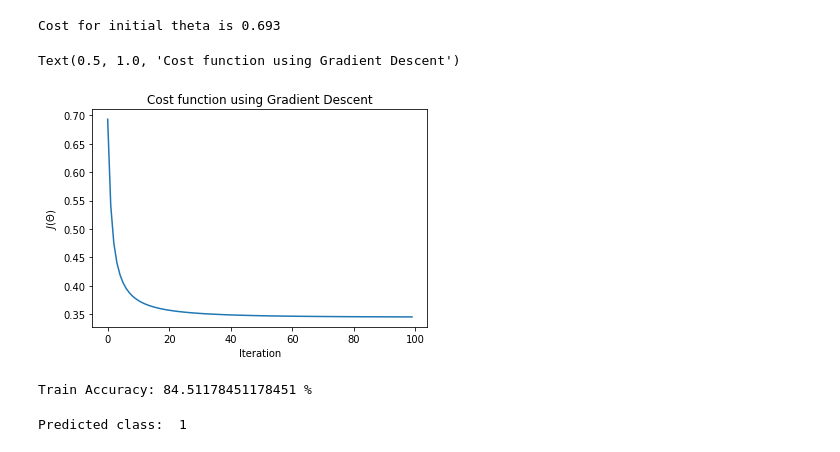
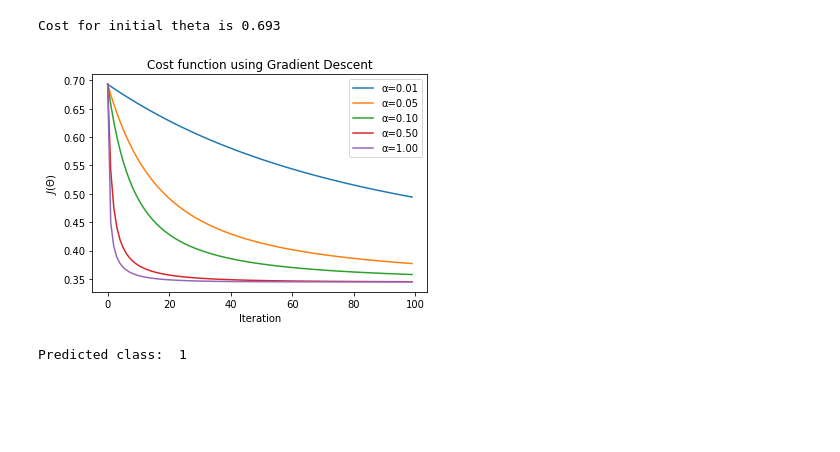
Before and after one commit to joaogomes18/Machine-Learning, a Jupyter notebook: 1stAssignment/1stAssignmentRegularizedLogisticRegression_BinaryAndMulticlassClassification.ipynb, the cells around one changed output. Cells and saved outputs as stored; diff of their text form; code cells hidden in the pictures; blank space fills up the shorter version.

```diff
--- a/1stAssignment/1stAssignmentRegularizedLogisticRegression_BinaryAndMulticlassClassification.ipynb
+++ b/1stAssignment/1stAssignmentRegularizedLogisticRegression_BinaryAndMulticlassClassification.ipynb
@@ -165,22 +165,28 @@ def gradientDescent(X, y, theta, alpha, num_iters, Lambda):
     return theta , J_history
 # %%
 Lambda = 0
-alpha = 0.5
+alpha = [0.01, 0.05, 0.1, 0.5, 1]
 
 # Number of iterations
 iterat = 100
 
+J_history = np.zeros((len(alpha), iterat))
+
 # Initialize theta with zeros
 initial_theta_binary = np.zeros((X_binary_norm.shape[1],1))
 
-# Compute the model parameters with gradient descent
-theta_binary , J_history = gradientDescent(X_binary_norm, y_binary, initial_theta_binary, alpha, iterat, Lambda)
+for i in range(len(alpha)):
+    # Compute the model parameters with gradient descent
+    theta_binary , J_history[i, :] = gradientDescent(X_binary_norm, y_binary, initial_theta_binary, alpha[i], iterat, Lambda)
 # %%
 # Plot the evolution of the cost function to see if it converges
-plt.plot(J_history)
-plt.xlabel("Iteration")
-plt.ylabel("$J(\Theta)$")
-plt.title("Cost function using Gradient Descent")
+for i in range(len(alpha)):
+    plt.plot(J_history[i,:], label="\u03B1=%0.2f"%alpha[i])
+    plt.xlabel("Iteration")
+    plt.ylabel("$J(\Theta)$")
+    plt.title("Cost function using Gradient Descent")
+    plt.legend()
+
+plt.savefig("cost_function.png")
 # %% [output]
-Text(0.5, 1.0, 'Cost function using Gradient Descent')
-[figure, old version]
+[figure, new version]
@@ -197,10 +193,3 @@ def classifierAccuracy(X, y, theta):
-# %%
-# Compute the accuracy of the classifier
-acc = classifierAccuracy(X_binary_norm, y_binary, theta_binary)
-
-print("Train Accuracy:", acc, "%")
-# %% [output]
-Train Accuracy: 84.51178451178451 %
 # %%
 def classifierPredict(X, theta):
     """
```
Also changed, not shown: parts of 5 cells of this notebook.
